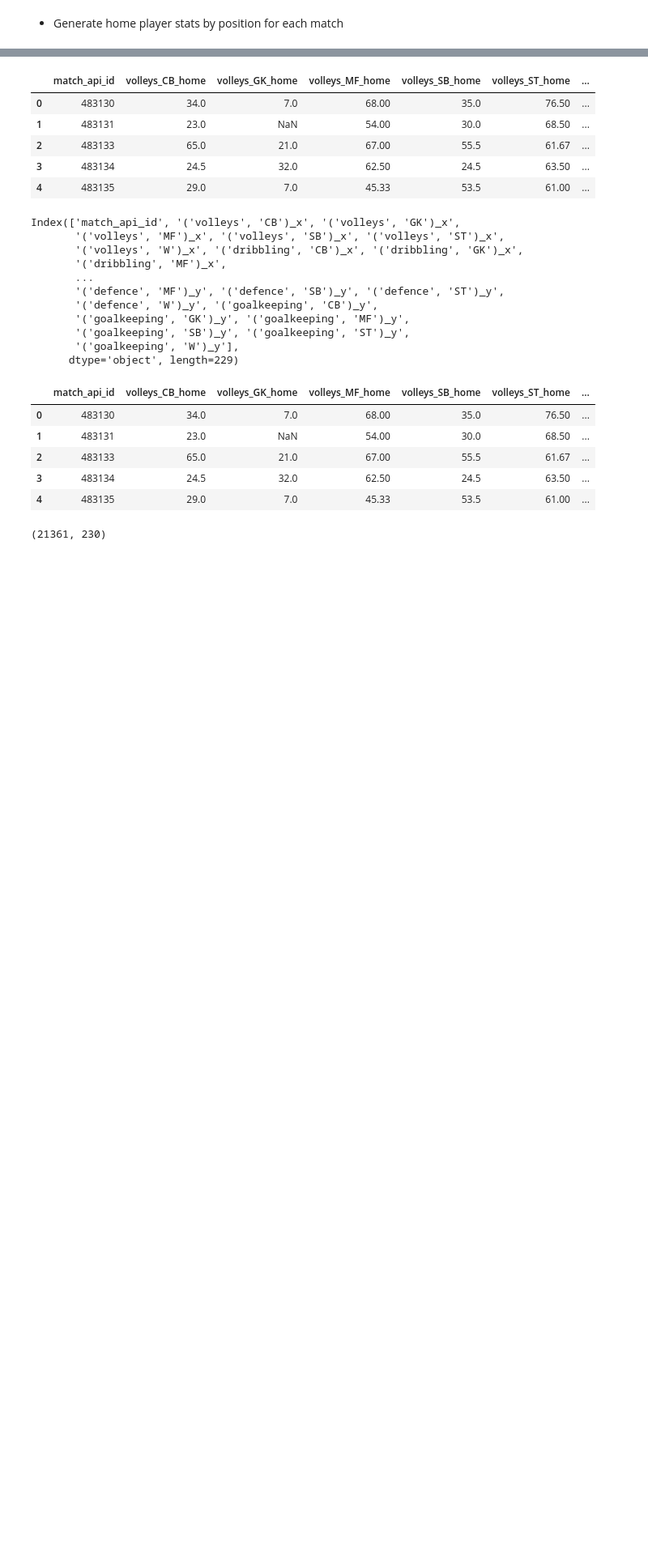
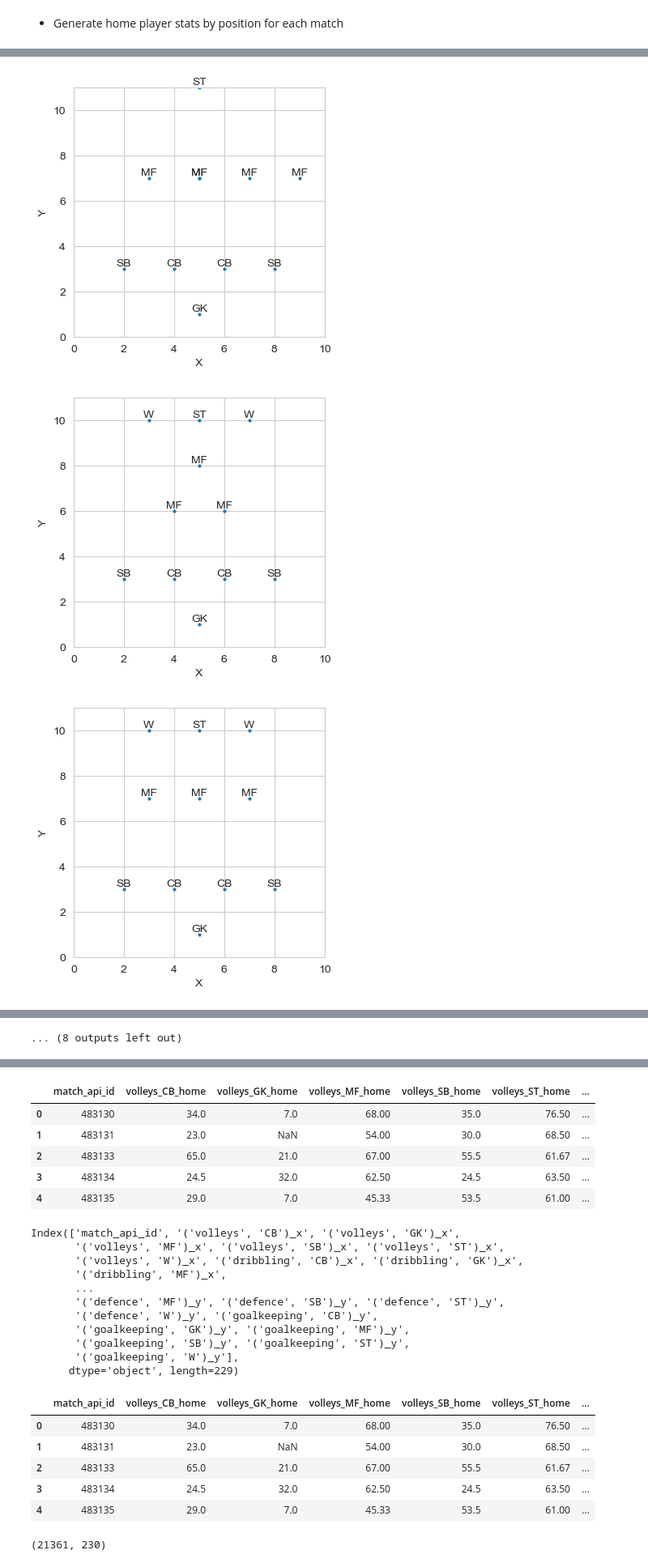
Before and after one commit to lorihe/Springboard-Capstone2---European-Soccer-Data, a Jupyter notebook: Notebook/01 Data Processing-5.ipynb, the cells around one changed output, grey strips where cells are left out. Shown at 81% size. Saved outputs shown, nothing was run; the diff lists cells and outputs as text; code cells hidden in the pictures; blank space fills up the shorter version.

```diff
--- a/Notebook/01 Data Processing-5.ipynb
+++ b/Notebook/01 Data Processing-5.ipynb
@@ -459,0 +547,2 @@ matches_h_XY = get_positions(matches_h_player,matches_h_X,matches_h_Y)
+# %%
+sample = matches['match_api_id'].sample(20)
@@ -459,0 +572,21 @@ matches_h_XY = get_positions(matches_h_player,matches_h_X,matches_h_Y)
+# %%
+def plot_position(match_id, df):
+    match = df[df['match_api_id'] == match_id].reset_index()
+    match['X'] = match['X'].replace(1, 5)
+    X = match['X']
+    Y = match['Y']
+    plt.figure(figsize=(4, 4))
+    plt.scatter(X,Y, s = 4)
+    plt.xlim(0, 10)
+    plt.ylim(0, 11)
+    for i, pos in enumerate(match['Position']):
+        plt.text(X[i], Y[i], pos, ha = 'center', va = 'bottom')
+    plt.xlabel('X')
+    plt.ylabel('Y')
+# %%
+for match in list(sample):
+    plot_position(match, matches_h_XY)
+# %% [output]
+[figure, added]
+[figure, added]
+[figure, added]
@@ -460,2 +602,3 @@ matches_h_XY = get_positions(matches_h_player,matches_h_X,matches_h_Y)
+... (8 outputs left out)
 # %%
 matches_a_XY = get_positions(matches_a_player,matches_a_X,matches_a_Y, home = False)
```
Also changed, not shown: parts of 21 cells of this notebook.
